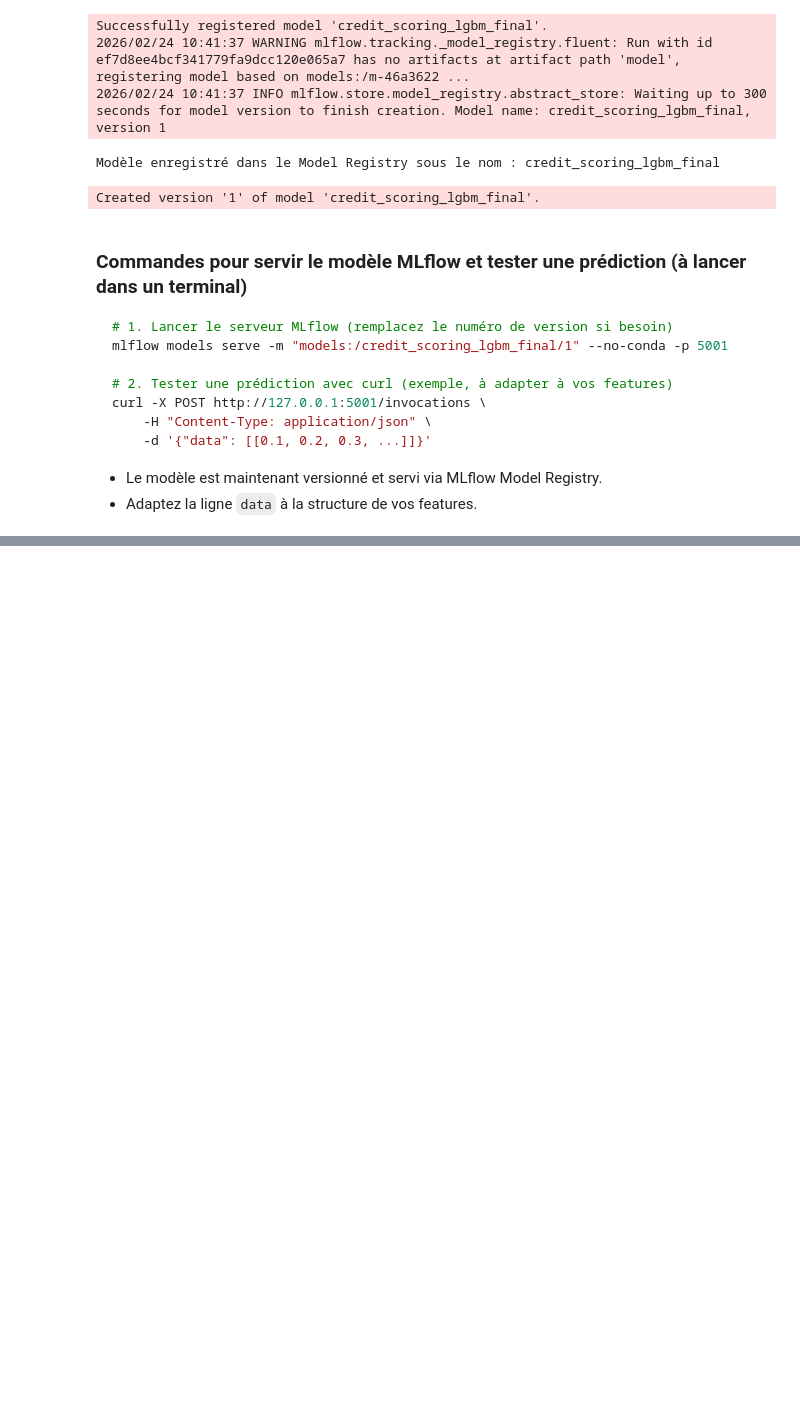
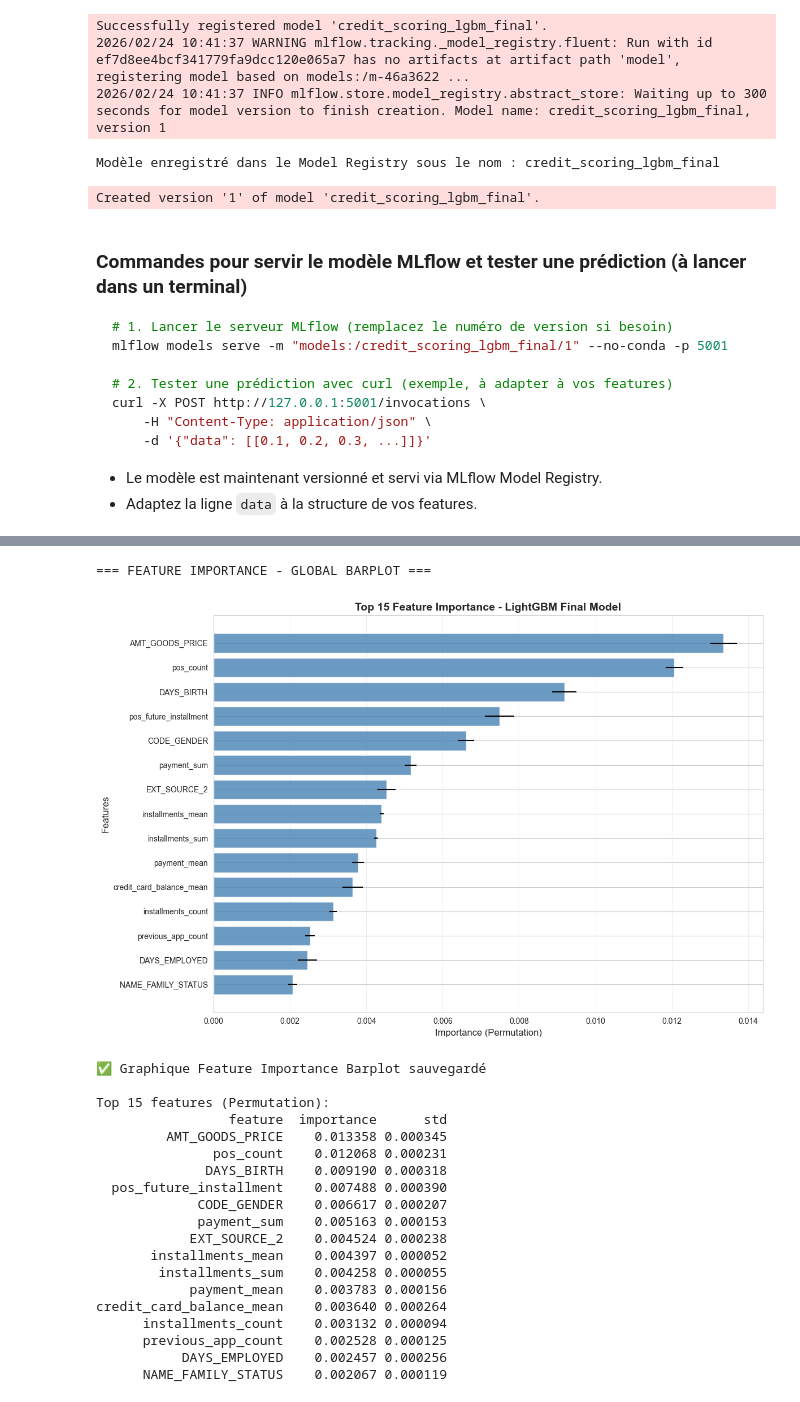
Before and after one commit to DagueG/MLOps, a Jupyter notebook: notebooks/04_feature_importance_threshold.ipynb, the cells around one changed output, grey strips where cells are left out. Cells and saved outputs as stored; diff of their text form; code cells hidden in the pictures; blank space fills up the shorter version.

```diff
--- a/notebooks/04_feature_importance_threshold.ipynb
+++ b/notebooks/04_feature_importance_threshold.ipynb
@@ -509,0 +624,44 @@ curl -X POST http://127.0.0.1:5001/invocations \
+# %%
+print("\n=== FEATURE IMPORTANCE - GLOBAL BARPLOT ===")
+
+# Combiner les importances de permutation pour un graphique global
+top_n = 15
+top_features = perm_df.head(top_n)
+
+plt.figure(figsize=(12, 8))
+plt.barh(range(len(top_features)), top_features['importance'].values, xerr=top_features['std'].values, color='steelblue', alpha=0.8)
+plt.yticks(range(len(top_features)), top_features['feature'].values)
+plt.xlabel("Importance (Permutation)", fontsize=12)
+plt.ylabel("Features", fontsize=12)
+plt.title(f"Top {top_n} Feature Importance - LightGBM Final Model", fontsize=14, fontweight='bold')
+plt.gca().invert_yaxis()
+plt.grid(axis='x', alpha=0.3)
+plt.tight_layout()
+plt.savefig(MODELS_DIR / 'feature_importance_barplot.png', dpi=100, bbox_inches='tight')
+plt.show()
+
+print(f"✅ Graphique Feature Importance Barplot sauvegardé")
+print(f"\nTop {top_n} features (Permutation):")
+print(top_features.to_string(index=False))
+# %% [output]
+=== FEATURE IMPORTANCE - GLOBAL BARPLOT ===
+[figure, added]
+✅ Graphique Feature Importance Barplot sauvegardé
+
+Top 15 features (Permutation):
+                 feature  importance      std
+         AMT_GOODS_PRICE    0.013358 0.000345
+               pos_count    0.012068 0.000231
+              DAYS_BIRTH    0.009190 0.000318
+  pos_future_installment    0.007488 0.000390
+             CODE_GENDER    0.006617 0.000207
+             payment_sum    0.005163 0.000153
+            EXT_SOURCE_2    0.004524 0.000238
+       installments_mean    0.004397 0.000052
+        installments_sum    0.004258 0.000055
+            payment_mean    0.003783 0.000156
+credit_card_balance_mean    0.003640 0.000264
+      installments_count    0.003132 0.000094
+      previous_app_count    0.002528 0.000125
+           DAYS_EMPLOYED    0.002457 0.000256
+      NAME_FAMILY_STATUS    0.002067 0.000119
```
Also changed, not shown: parts of 4 cells of this notebook, 3 other files.
